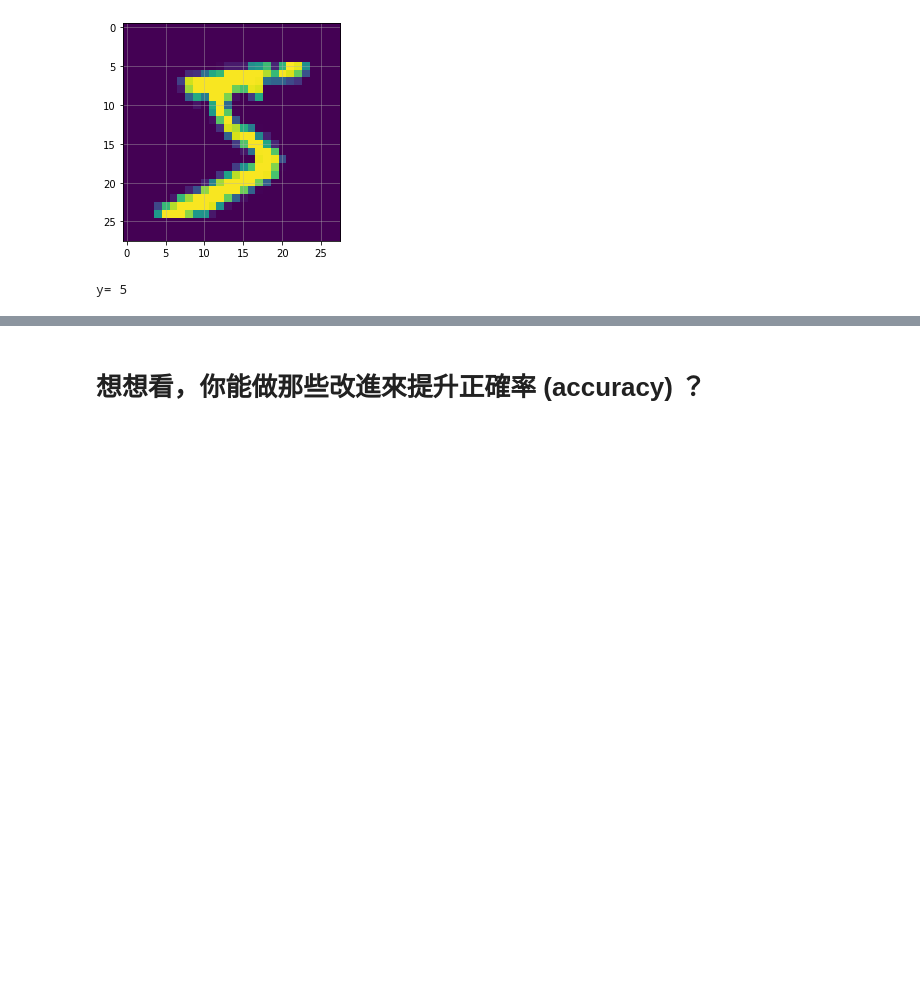
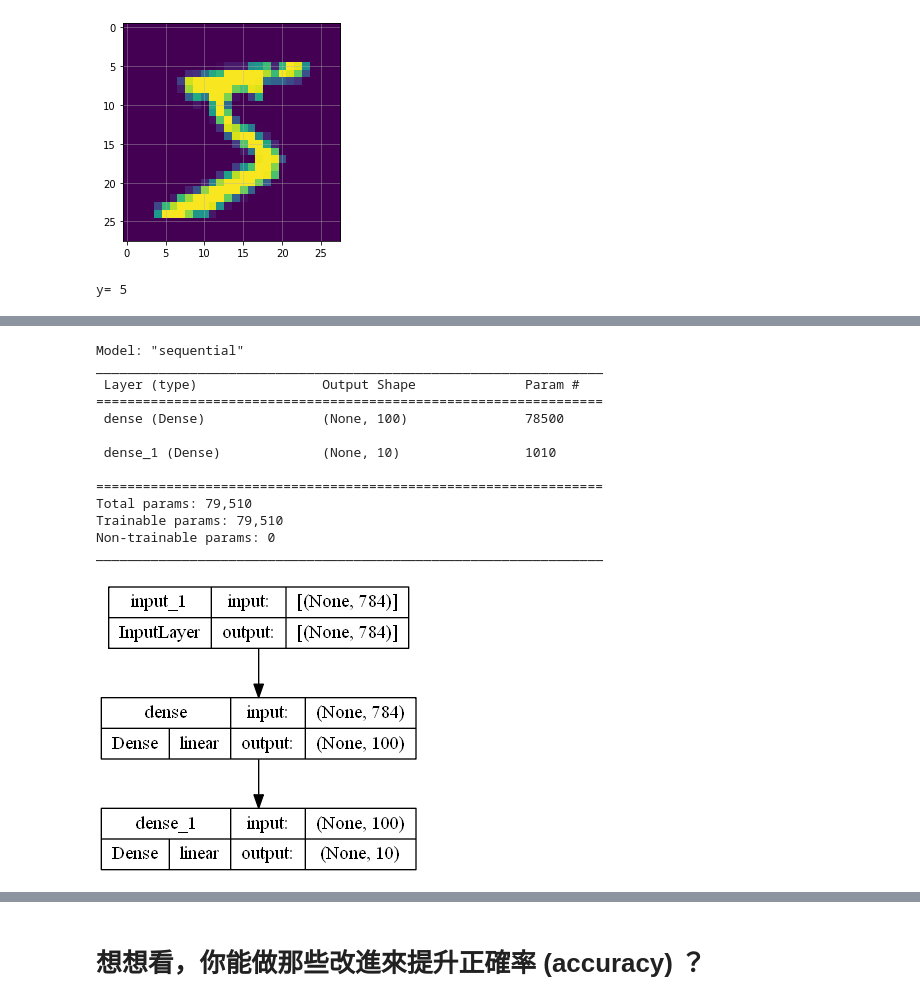
Before and after one commit to renyuanL/Cgu-Deep-Learning-Course-2022, a Jupyter notebook: ryCh02.ipynb, the cells around one changed output, grey strips where cells are left out. Cells and saved outputs as stored; diff of their text form; code cells hidden in the pictures; blank space fills up the shorter version.

Commit message:
ch02, using plot_model

```diff
--- a/ryCh02.ipynb
+++ b/ryCh02.ipynb
@@ -88,0 +64,21 @@ Epoch 10/10
+# %%
+aModel.summary()
+
+keras.utils.plot_model(aModel,
+    show_shapes= True,
+    show_layer_activations= True)
+# %% [output]
+Model: "sequential"
+_________________________________________________________________
+ Layer (type)                Output Shape              Param #
+=================================================================
+ dense (Dense)               (None, 100)               78500
+
+ dense_1 (Dense)             (None, 10)                1010
+
+=================================================================
+Total params: 79,510
+Trainable params: 79,510
+Non-trainable params: 0
+_________________________________________________________________
+[figure, added]
```
Also changed, not shown: parts of 12 cells of this notebook.
